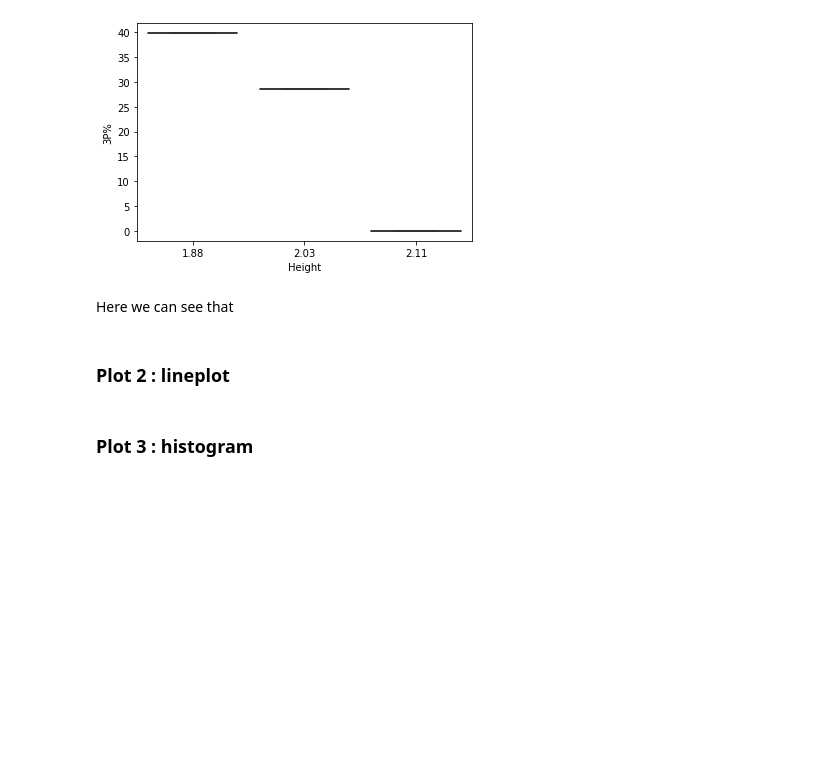
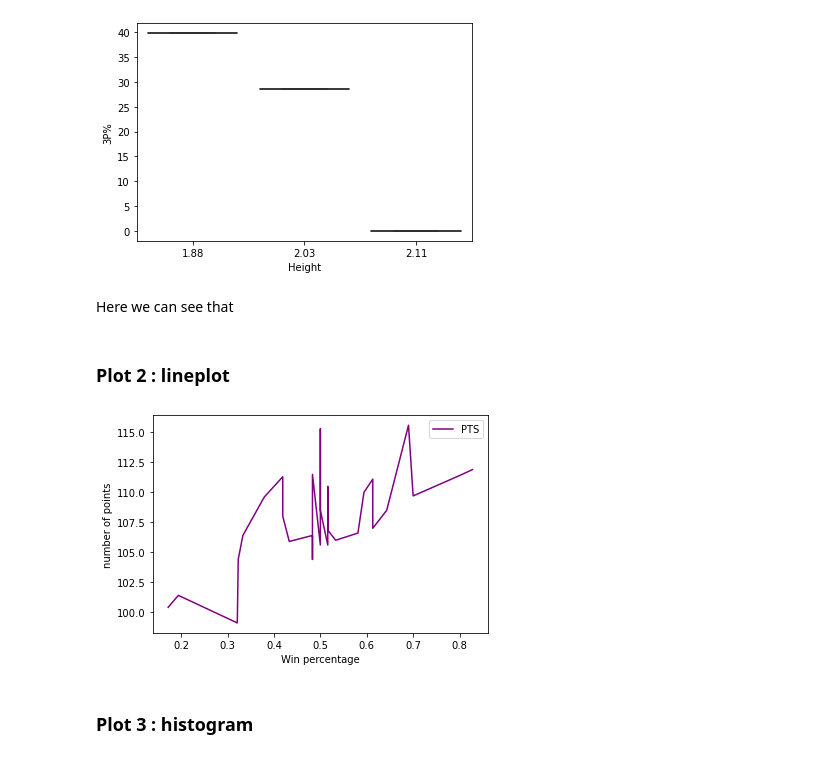
Before and after one commit to py2378/project_nba_python, a Jupyter notebook: nba_stat.ipynb, the cells around one changed output. Cells and saved outputs as stored; diff of their text form; code cells hidden in the pictures; blank space fills up the shorter version.

Commit message:
Plot avec team

```diff
--- a/nba_stat.ipynb
+++ b/nba_stat.ipynb
@@ -109,3 +109,7 @@ player[:10]
 | 0 | 2.03 | 102 | 22 | 8.2 | 1 | 22 | 8.4 | 40.3 | 28.6 | ... |
 | 1 | 2.11 | 120 | 28 | 10.7 | 8 | 31 | 7.2 | 53.2 | 0.0 | ... |
 | 2 | 1.88 | 84 | 33 | 16.5 | 12 | 28 | 27.0 | 43.0 | 39.8 | ... |
+# %%
+# Lecture du csv teams créé par le scrapping
+team = pd.read_csv("teams.csv")
+team[:10]
@@ -123,10 +139,12 @@ Here we can see that
 # %% [markdown]
 ### Plot 2 : lineplot
 # %%
-fig = team.plot(x="Win_percentage", y="PTS", c="Purple")
+fig = team.plot(x="WIN%", y="PTS", c="Purple")
 plt.xlabel('Win percentage')
 plt.ylabel('number of points')
 plt.show()
+# %% [output]
+[figure, added]
 # %% [markdown]
 ### Plot 3 : histogram
 # %%
```
Also changed, not shown: parts of 8 cells of this notebook.
